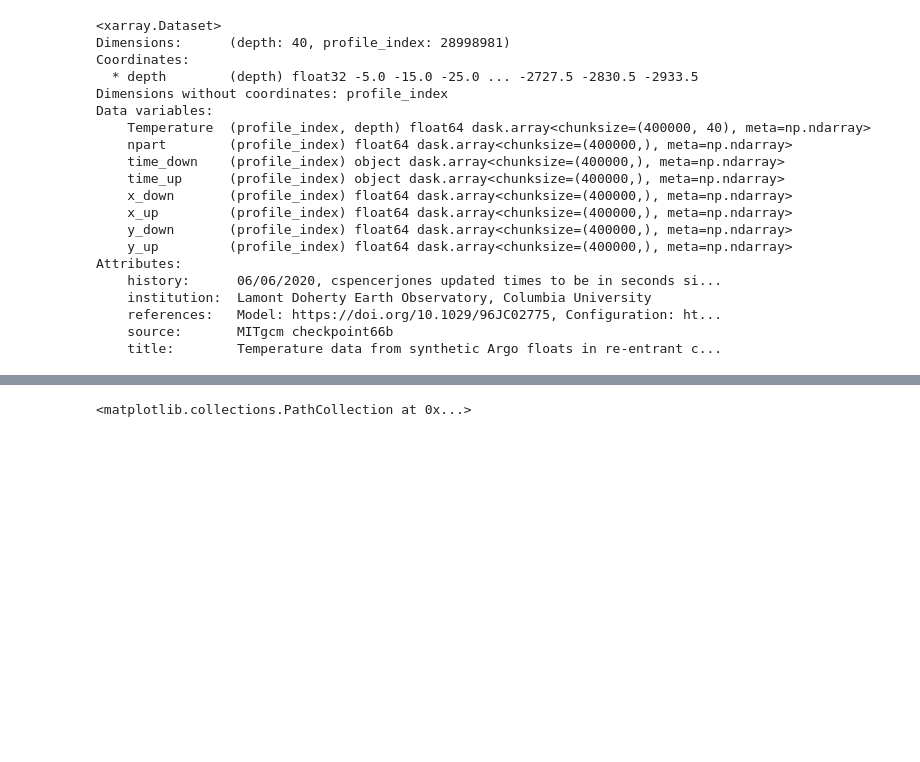
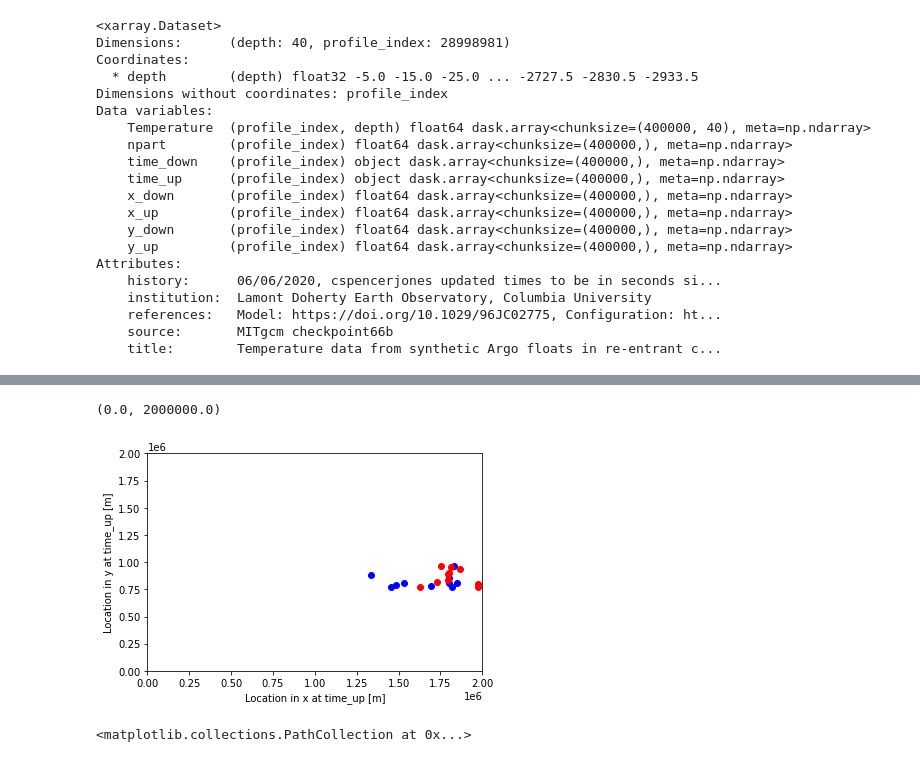
Before and after one commit to cspencerjones/open_channel_data, a Jupyter notebook: channel_dataset.ipynb, the cells around one changed output, grey strips where cells are left out. Saved outputs shown, nothing was run; the diff lists cells and outputs as text; code cells hidden in the pictures; blank space fills up the shorter version.

```diff
--- a/channel_dataset.ipynb
+++ b/channel_dataset.ipynb
@@ -110,3 +113,13 @@ resampled_set.isel(depth=1).plot.scatter(x='x_down',y='y_down',hue='Temperature'
+# %%
+#plot float positions for first 10 floats
+import matplotlib.pyplot as plt
+ds_flt.isel(profile_index=slice(0,10)).plot.scatter(x='x_down',y='y_down',c='b')# plot initial positions in blue
+ds_flt.isel(profile_index=slice(0,10)).plot.scatter(x='x_up',y='y_up',c='r')# plot final positions in red
+plt.xlim(0,2*10**6)
+plt.ylim(0,2*10**6)
+# %% [output]
+(0.0, 2000000.0)
+[figure, added]
 # %%
 #now plot profiles from first 10 days (this is a heavy operation, but the end result is nice)
 import cftime
```
Also changed, not shown: parts of 8 cells of this notebook.
